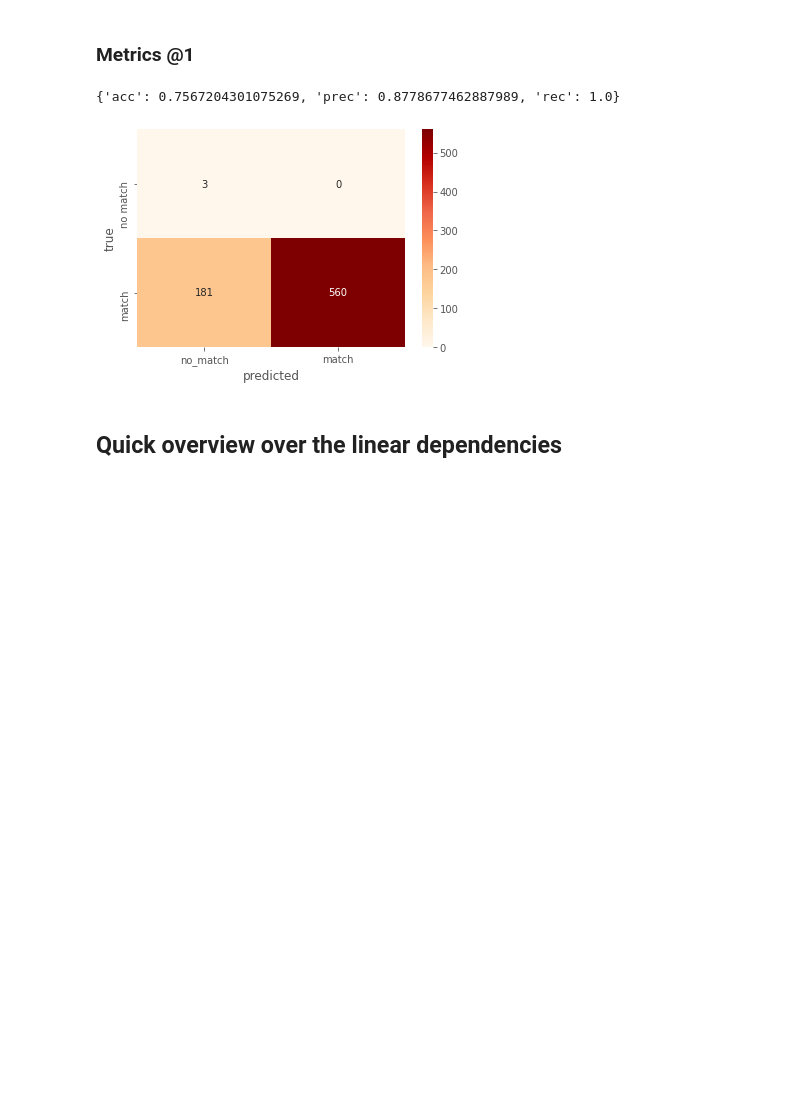
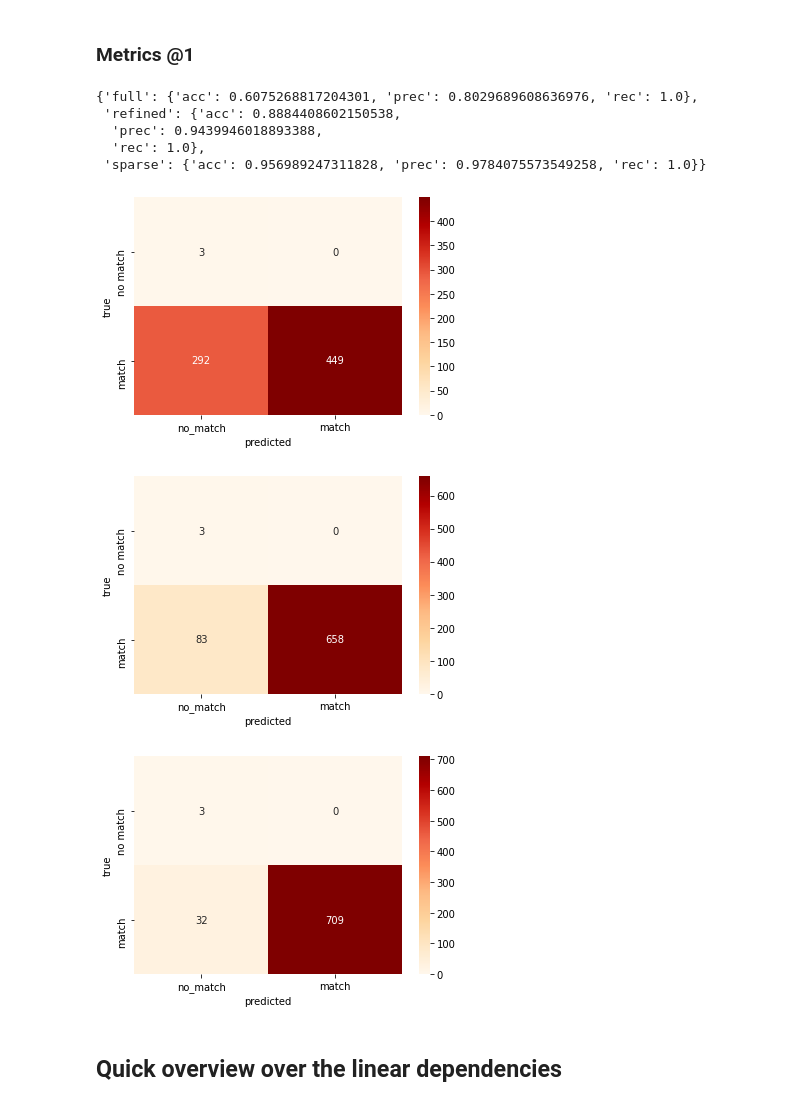
Before and after one commit to PeterWalchhofer/evaluation_bachelor_thesis, a Jupyter notebook: Analysis.ipynb, the cells around one changed output. Drawn from its saved outputs; the diff is of its cells as text; code cells hidden in the pictures; blank space fills up the shorter version.

```diff
--- a/Analysis.ipynb
+++ b/Analysis.ipynb
@@ -166,9 +160,6 @@ def query_endpoint(query_batches):
     return results
 # %% [markdown]
 For each mapping a distinct dataset is created. Due to reproducibility reasons, the API results are persisted. Also, each batch query processing takes approximately 3 minutes, making 9 minutes in total.
-# %%
-batch_queries = create_batch_queries(ftm_persons, "Q5", mapping_full)
-response = requests.post(reconciliation_endpoint.geturl(), data = {"queries": json.dumps(batch_queries[0])})
 # %%
 get_path =  lambda name: "./data/intermediate/api_responses_{}.json".format(name)
 
@@ -177,5 +168,3 @@ def query_and_persist(entities, type, mapping, name):
     results = query_endpoint(batch_queries)
     json.dump(results, open(get_path(name),"w"))
     return results
-# %%
-results_refined = query_and_persist(ftm_persons, "Q5", mapping_refined, "mapping_refined")
@@ -438,32 +420,50 @@ cd_first= cd.groupby("id").first()
 # %%
 def metrics_at_1(cd):
+    cd_first= cd.groupby("id").first()
     cd_first_metrics = {
         "acc": metrics.accuracy_score(cd_first["cd_match_pred"], cd_first["match"]),
         "prec": metrics.precision_score(cd_first["cd_match_pred"], cd_first["match"],average="macro"),
         "rec": metrics.recall_score(cd_first["cd_match_pred"], cd_first["match"])
     }
     return cd_first_metrics
-metrics_at_1(cd)
+{
+    "full":metrics_at_1(cd_full),
+    "refined":metrics_at_1(cd_refined),
+    "sparse":metrics_at_1(cd_sparse)
+    }
 # %% [output]
-{'acc': 0.7567204301075269, 'prec': 0.8778677462887989, 'rec': 1.0}
+{'full': {'acc': 0.6075268817204301, 'prec': 0.8029689608636976, 'rec': 1.0},
+ 'refined': {'acc': 0.8884408602150538,
+  'prec': 0.9439946018893388,
+  'rec': 1.0},
+ 'sparse': {'acc': 0.956989247311828, 'prec': 0.9784075573549258, 'rec': 1.0}}
 # %%
 conf_matr_first = lambda first: metrics.confusion_matrix(first["match"], first["cd_match_pred"])
 conf_matr = conf_matr_first(cd_first)
 # %%
 
-def plot_conf_matr(conf_matr):
+def plot_conf_matr(cd):
+    cd_first= cd.groupby("id").first()
+    conf_matr  = metrics.confusion_matrix(cd_first["match"], cd_first["cd_match_pred"])
+
     df =pandas.DataFrame(conf_matr)
     df.columns = ["no_match", "match"]
     df.index = ["no match", "match"]
     #df = df[["match", "partial_match", "no_match"]]
     # Subscript of confusion matrix due to the fact that the estimator has more classes than the actual label.
     sb.heatmap(df, annot=True,cmap="OrRd", fmt="g")
     plt.xlabel("predicted")
     plt.ylabel("true")
 
-plot_conf_matr(conf_matr)
+plot_conf_matr(cd_full)
+plt.show()
+plot_conf_matr(cd_refined)
+plt.show()
+plot_conf_matr(cd_sparse)
 # %% [output]
-[figure, old version]
+[figure, new version]
+[figure, added]
+[figure, added]
 # %% [markdown]
 ## Quick overview over the linear dependencies
 # %%
```
Also changed, not shown: parts of 11 cells of this notebook.
